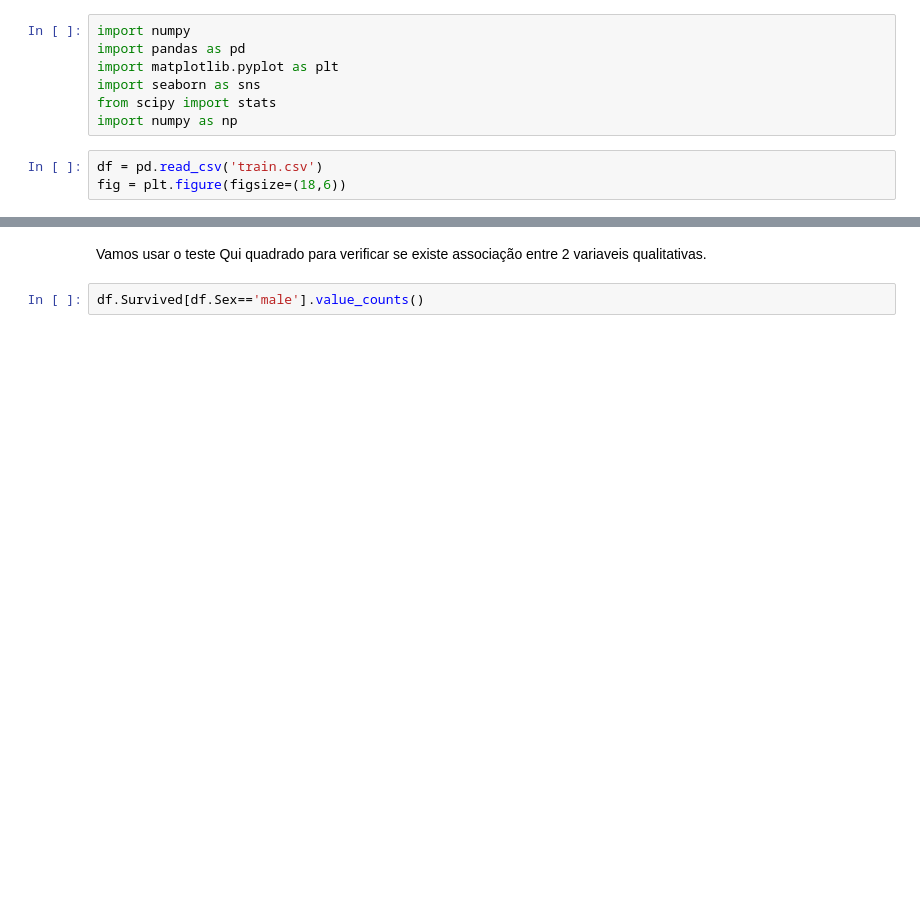
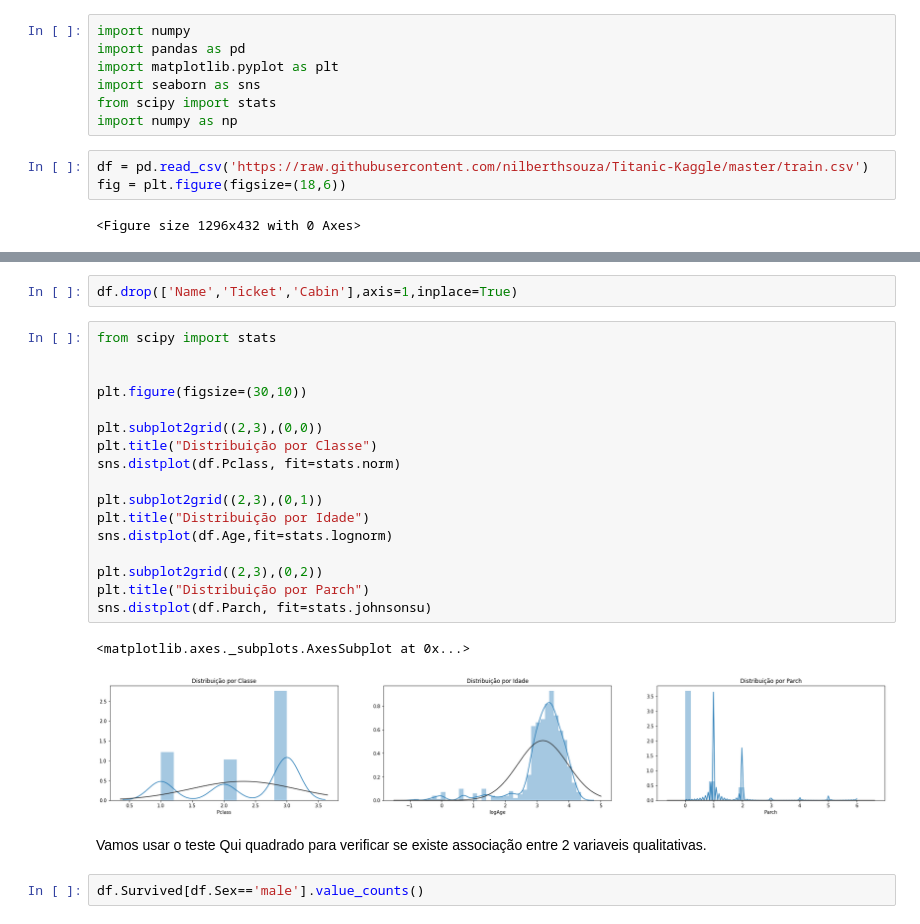
Before and after one commit to nilberthsouza/Titanic-Kaggle, a Jupyter notebook: Analise Exploratoria e Estatistica.ipynb, the cells around one changed output, grey strips where cells are left out. Drawn from its saved outputs; the diff is of its cells as text; blank space fills up the shorter version.

```diff
--- a/Analise Exploratoria e Estatistica.ipynb
+++ b/Analise Exploratoria e Estatistica.ipynb
@@ -6,8 +6,10 @@ import seaborn as sns
 from scipy import stats
 import numpy as np
 # %%
-df = pd.read_csv('train.csv')
+df = pd.read_csv('https://raw.githubusercontent.com/nilberthsouza/Titanic-Kaggle/master/train.csv')
 fig = plt.figure(figsize=(18,6))
+# %% [output]
+<Figure size 1296x432 with 0 Axes>
 # %%
 df.head()
 # %% [output]
@@ -17,6 +19,28 @@ df.head()
 | 2 | 3 | 1 | 3 | Heikkinen, Miss. Laina | female | 26.0 | 0 | 0 | STON/O2. 3101282 | 7.9250 | ... |
 | 3 | 4 | 1 | 1 | Futrelle, Mrs. Jacques Heath (Lil... | female | 35.0 | 1 | 0 | 113803 | 53.1000 | ... |
 | 4 | 5 | 0 | 3 | Allen, Mr. William Henry | male | 35.0 | 0 | 0 | 373450 | 8.0500 | ... |
+# %%
+df.drop(['Name','Ticket','Cabin'],axis=1,inplace=True)
+# %%
+from scipy import stats
+
+
+plt.figure(figsize=(30,10))
+
+plt.subplot2grid((2,3),(0,0))
+plt.title("Distribuição por Classe")
+sns.distplot(df.Pclass, fit=stats.norm)
+
+plt.subplot2grid((2,3),(0,1))
+plt.title("Distribuição por Idade")
+sns.distplot(df.Age,fit=stats.lognorm)
+
+plt.subplot2grid((2,3),(0,2))
+plt.title("Distribuição por Parch")
+sns.distplot(df.Parch, fit=stats.johnsonsu)
+# %% [output]
+<matplotlib.axes._subplots.AxesSubplot at 0x...>
+[figure, added]
 # %% [markdown]
 Vamos usar o teste Qui quadrado para verificar se existe associação entre 2 variaveis qualitativas.
 # %%
```
